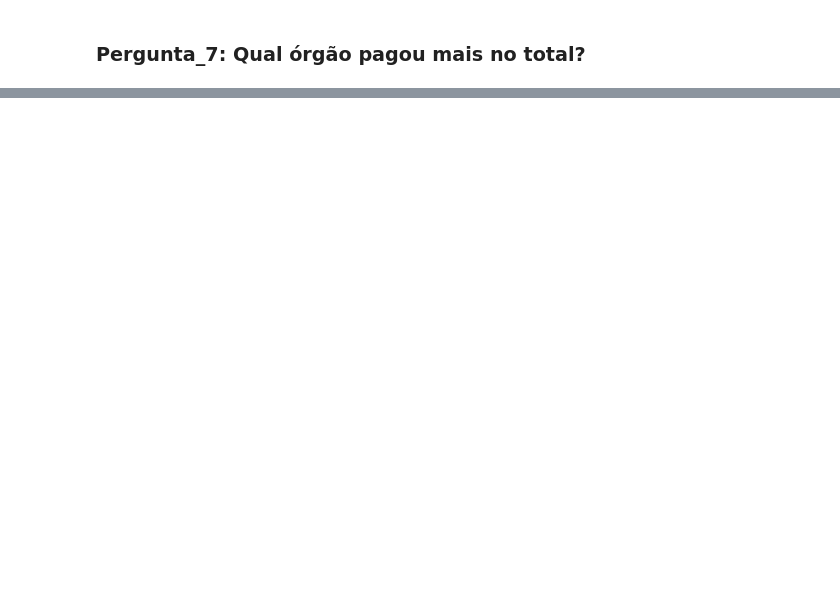
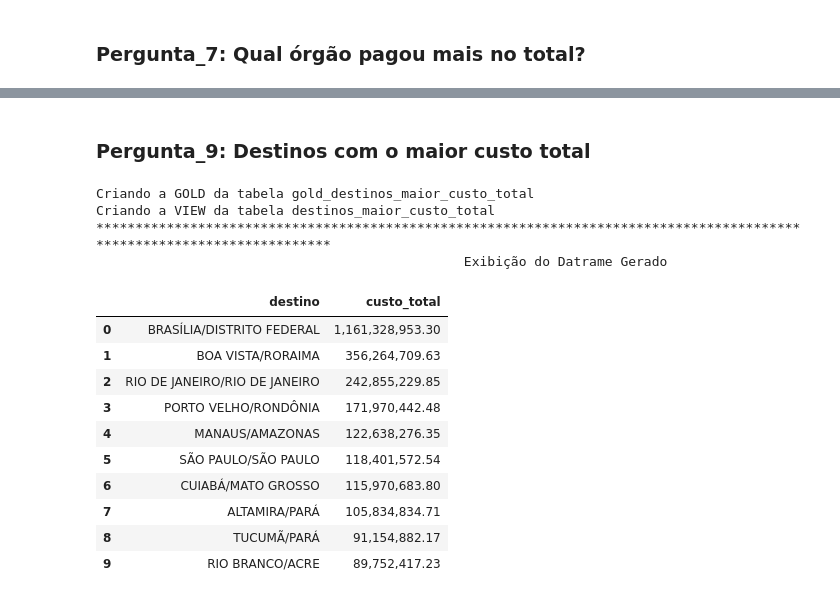
Before and after one commit to hicarocalliari/Projeto_final_SCTEC, a Jupyter notebook: notebooks/analise.ipynb, the cells around one changed output, grey strips where cells are left out. Cells and saved outputs as stored; diff of their text form; code cells hidden in the pictures; blank space fills up the shorter version.

```diff
--- a/notebooks/analise.ipynb
+++ b/notebooks/analise.ipynb
@@ -468,0 +506,31 @@ df.sort_values(by="total_pago", ascending=False)
+# %% [markdown]
+### Pergunta_9: Destinos com o maior custo total
+# %%
+## Chamada da Função Analisar
+df = analisar(9)
+
+## Criando tabela Gold e View
+criar_gold_view(9)
+
+## Criação do Gráfico
+
+## Apresentação do DF através do print
+print("".center(120, "*"))
+print("Exibição do Datrame Gerado".center(120), "")
+df.sort_values(by="custo_total", ascending=False)
+# %% [output]
+Criando a GOLD da tabela gold_destinos_maior_custo_total
+Criando a VIEW da tabela destinos_maior_custo_total
+************************************************************************************************************************
+                                               Exibição do Datrame Gerado
+|  | destino | custo_total |
+| 0 | BRASÍLIA/DISTRITO FEDERAL | 1,161,328,953.30 |
+| 1 | BOA VISTA/RORAIMA | 356,264,709.63 |
+| 2 | RIO DE JANEIRO/RIO DE JANEIRO | 242,855,229.85 |
+| 3 | PORTO VELHO/RONDÔNIA | 171,970,442.48 |
+| 4 | MANAUS/AMAZONAS | 122,638,276.35 |
+| 5 | SÃO PAULO/SÃO PAULO | 118,401,572.54 |
+| 6 | CUIABÁ/MATO GROSSO | 115,970,683.80 |
+| 7 | ALTAMIRA/PARÁ | 105,834,834.71 |
+| 8 | TUCUMÃ/PARÁ | 91,154,882.17 |
+| 9 | RIO BRANCO/ACRE | 89,752,417.23 |
```
Also changed, not shown: parts of 12 cells of this notebook, 10 other files.
